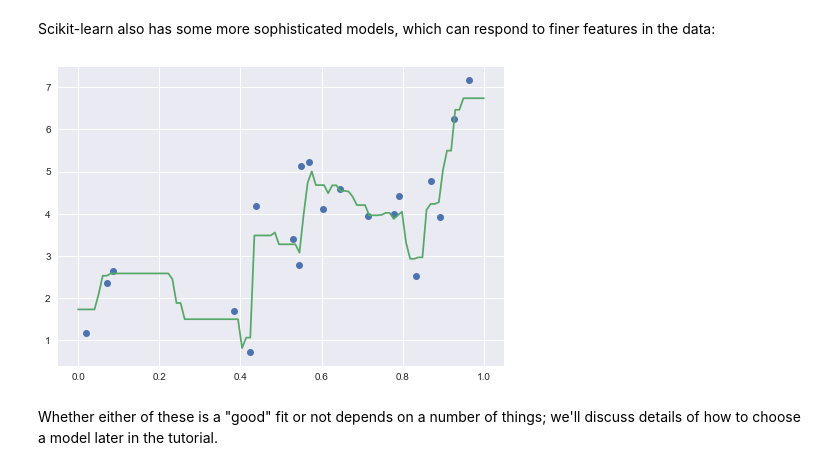
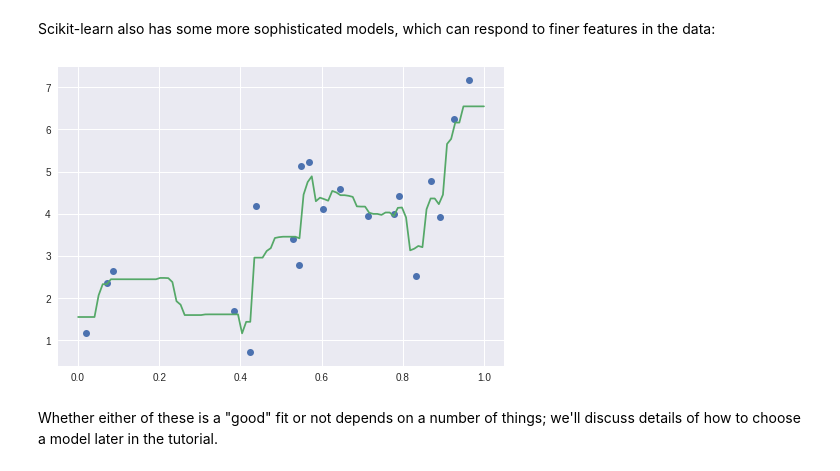
Before and after one commit to ian-r-rose/school-of-data-la-machine-learning, a Jupyter notebook: notebooks/02.2-Basic-Principles.ipynb, the cells around one changed output. Cells and saved outputs as stored; diff of their text form; code cells hidden in the pictures.

```diff
--- a/notebooks/02.2-Basic-Principles.ipynb
+++ b/notebooks/02.2-Basic-Principles.ipynb
@@ -184,17 +184,17 @@ Scikit-learn also has some more sophisticated models, which can respond to finer
 # %%
 # Fit a Random Forest
 from sklearn.ensemble import RandomForestRegressor
-model = RandomForestRegressor()
+model = RandomForestRegressor(n_estimators=100)
 model.fit(X, y)
 
 # Plot the data and the model prediction
 X_fit = np.linspace(0, 1, 100)[:, np.newaxis]
 y_fit = model.predict(X_fit)
 
 plt.plot(X.squeeze(), y, 'o')
 plt.plot(X_fit.squeeze(), y_fit);
 # %% [output]
-[figure, old version]
+[figure, new version]
 # %% [markdown]
 Whether either of these is a "good" fit or not depends on a number of things; we'll discuss details of how to choose a model later in the tutorial.
 # %% [markdown]
```
Also changed, not shown: parts of 7 cells of this notebook, 3 other files.
